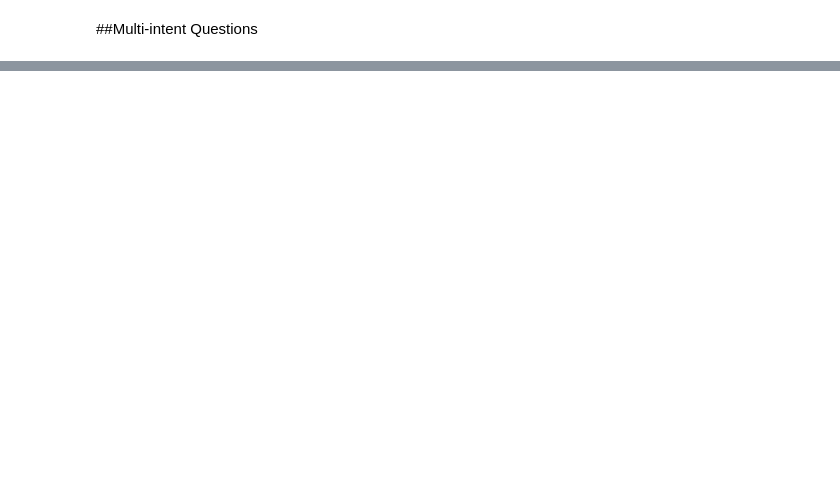
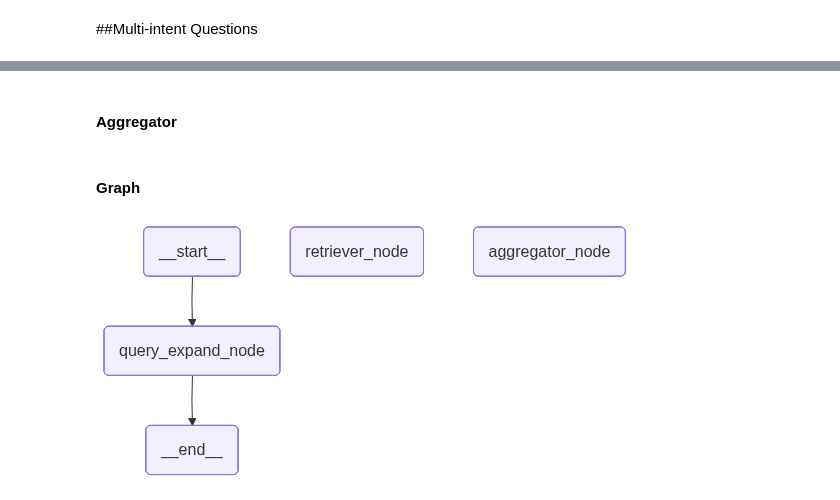
Before and after one commit to Kaskas-python/AI-Engineering_Bootcamp, a Jupyter notebook: notebooks/week_3/02-Query-Rewriting.ipynb, the cells around one changed output, grey strips where cells are left out. Cells and saved outputs as stored; diff of their text form; code cells hidden in the pictures; blank space fills up the shorter version.

```diff
--- a/notebooks/week_3/02-Query-Rewriting.ipynb
+++ b/notebooks/week_3/02-Query-Rewriting.ipynb
@@ -110,0 +368,7 @@ answer
+# %%
+query = "Can I get a tablet for my kid, a watch for me and a laptop for my wife?"
+initial_state = {
+    "initial_query": query,
+}
+# %%
+result = graph.invoke(initial_state)
@@ -110,0 +486,17 @@ answer
+# %%
+def query_expand_conditional_edges(state: State):
+
+    send_messages = []
+
+    for query in state.expanded_query:
+        send_messages.append(
+            Send(
+                "retriever_node",
+                {
+                    "query": query,
+                    "k": 10
+                }
+            )
+        )
+
+    return send_messages
@@ -110,0 +562,2 @@ answer
+# %% [markdown]
+#### Aggregator
@@ -110,0 +612,22 @@ answer
+# %% [markdown]
+#### Graph
+# %%
+
+workflow = StateGraph(State)
+
+workflow.add_node("query_expand_node", query_expand_node)
+workflow.add_node("retriever_node", retriever_node)
+workflow.add_node("aggregator_node", aggregator_node)
+
+workflow.add_edge(START, "query_expand_node")
+workflow.add_conditional_edges(
+    "query_expand_node", query_expand_conditional_edges
+)
+workflow.add_edge("retriever_node", "aggregator_node")
+workflow.add_edge("aggregator_node", END)
+
+graph = workflow.compile()
+# %%
+display(Image(graph.get_graph().draw_mermaid_png()))
+# %% [output]
+[figure, added]
```
Also changed, not shown: parts of 32 cells of this notebook, 1 other file.
